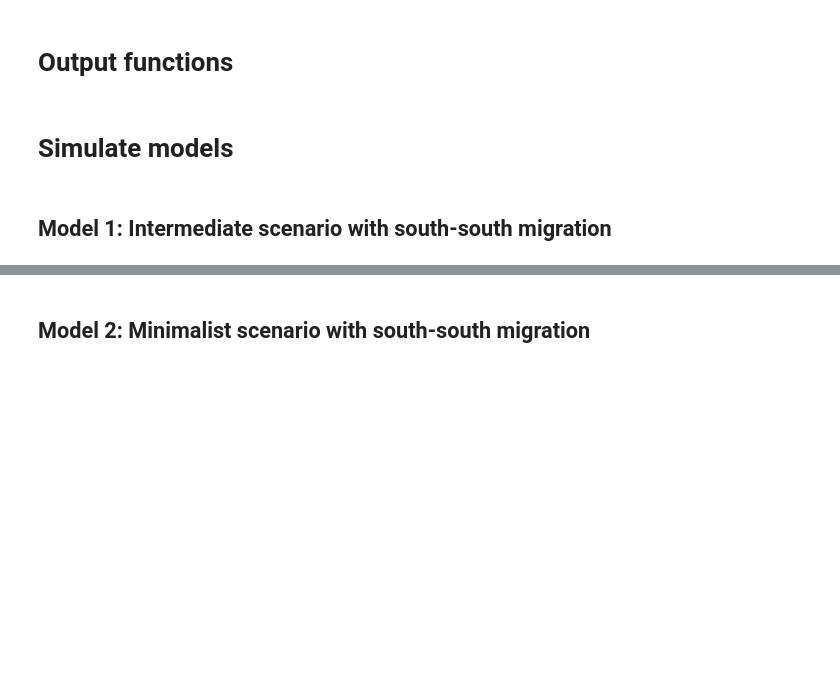
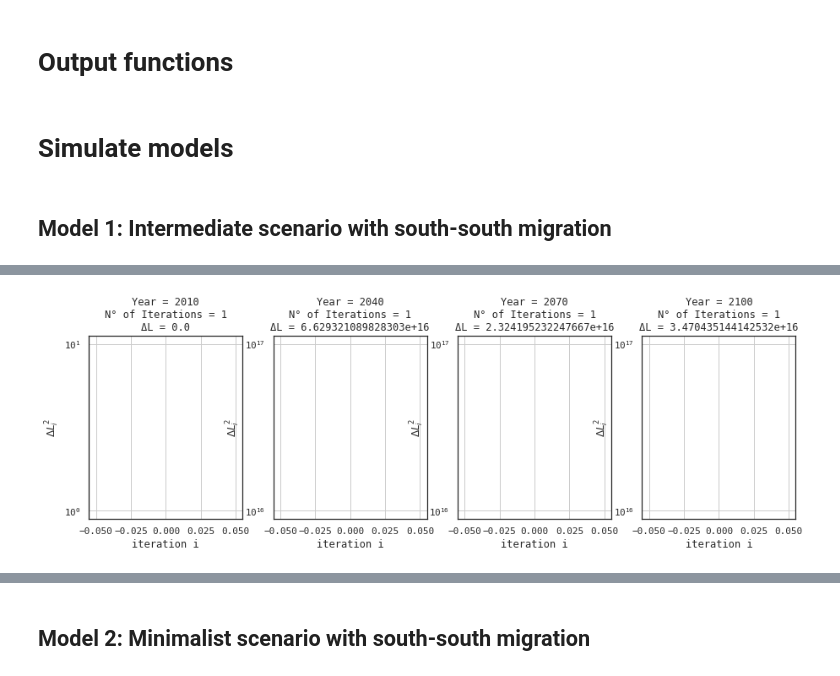
Before and after one commit to hscheewel/GeographyOfClimateMigration, a Jupyter notebook: model.ipynb, the cells around one changed output, grey strips where cells are left out. Cells and saved outputs as stored; diff of their text form; code cells hidden in the pictures; blank space fills up the shorter version.

Commit message:
Exclude 2010 from simulation loop, include TFP in mig calib loop

```diff
--- a/model.ipynb
+++ b/model.ipynb
@@ -422,7 +422,7 @@ def calib_migcosts(self,config='full_migration'):
         '''international migration cost'''
         vorig_over_vdest = np.outer(self.v[(r,s,'d',2010)],1/self.v[('n',s,'d',2010)])\
                             *(1-np.diag(np.ones(len(self.countries))))
-        return(1 - self.mij[(r,s,t)]**self.μ
+        return(1 - self.mij[(r,s,t)]**μ
                * pd.DataFrame(vorig_over_vdest,index=self.countries,columns=self.countries))
 
     b = 'd'
@@ -433,6 +433,7 @@ def calib_migcosts(self,config='full_migration'):
         for r in R:
             for s in S:
                 self.η[(r, s, t)] = η_cal(r, s, t)
+            self.A[(r, t)] = A_cal(r, t)
             self.Y[(r, t)] = Y_cal(r, t)
         for r in R:
             for s in S:
@@ -442,8 +443,6 @@ def calib_migcosts(self,config='full_migration'):
         for r in R:
             for s in S:
                 self.c[(r, s, b, t)] = c_cal(r, s, b, t)
-        for r in R:
-            for s in S:
                 self.v[(r, s, b, t)] = v_cal(r, s, b, t)
     t = 2010
     for r in R:
@@ -464,7 +463,7 @@ def calib_migcosts(self,config='full_migration'):
             self.Mii[(r,s,'f',2010)] = 0
 
 
-    if  config == 'no_south':
+    if config == 'no_south':
         for r in R:
             for s in S:
                 self.xij.loc[:,(r,s)] = np.array(self.xij[r][s].multiply(self.OECD,1))
@@ -683,10 +682,11 @@ def simulate(self, max_iter=150, report=False, report_from=0):
             count = 0 # counter
             self.ΔL = 1
 
-            for r in R:
-                for s in S:
-                    # initial guess for L(r,s,t) = L(r,s,t-1)
-                    self.L[(r, s, t)] = self.L[(r, s, t-30)]
+            if t != 2010:
+                for r in R:
+                    for s in S:
+                        # initial guess for L(r,s,t) = L(r,s,t-1)
+                        self.L[(r, s, t)] = self.L[(r, s, t-30)]
 
             # quadratic differentials in L
             Δ = self.ΔL**2
@@ -736,9 +736,10 @@ def simulate(self, max_iter=150, report=False, report_from=0):
                     for s in S:
                         self.Iii[(r,s,t)] = Iii_fun(r, s, t)
                         self.Iij[(r,s,t)] = Iij_fun(r, s, t)
-                for r in R:
-                    for s in S:
-                        self.L[(r, s, t)] = L_fun(r, s, t)
+                if t != 2010:
+                    for r in R:
+                        for s in S:
+                            self.L[(r, s, t)] = L_fun(r, s, t)
                 for r in R:
                     for s in S:
                         self.N[(r, s, t+30)] = N_fun(r, s, t+30)
@@ -1078,7 +1079,7 @@ def out_migrant_world_stock(self):
     """ World stock of climate migrants by type """
     m = self
     # Local migrants
-    Ms = m.Ms.xs('d',1,2).unstack().reset_index().groupby('t').sum().T
+    Ms = m.Ms.xs('f',1,2).unstack().reset_index().groupby('t').sum().T
     Ms.index = ['Local']
 
     # Interregional migrants
@@ -1133,7 +1134,7 @@ def out_world_aggregates(self,on='world'):
 def out_composition_of_mig(self,drop=None):
     """ Stackplot of migrant stock composition """
     m = self
-    stocks = m.migrant_world_stock()
+    stocks = m.out_migrant_world_stock()
     if drop != None:
         stocks = stocks.drop(drop,0)
 
@@ -1257,0 +1267,8 @@ model.out_composition_of_mig = out_composition_of_mig
+# %%
+m1 = model(name="intermediate, bilateral mig", tol=1e-5, scenario='intermediate')
+m1.correct_south_south()
+m1.calib_kappa()
+m1.calib_A()
+m1.calib_epsilon()
+m1.calib_migcosts()
+m1.fertility()
@@ -1257,0 +1288,5 @@ model.out_composition_of_mig = out_composition_of_mig
+# %%
+m1.simulate(report=True, report_from=0, max_iter=1)
+m1.urbanization()
+# %% [output]
+[figure, added]
```
Also changed, not shown: parts of 25 cells of this notebook.
